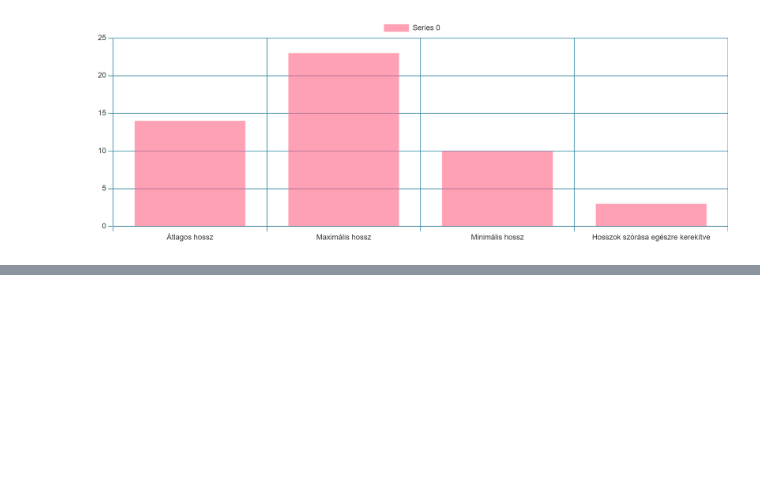
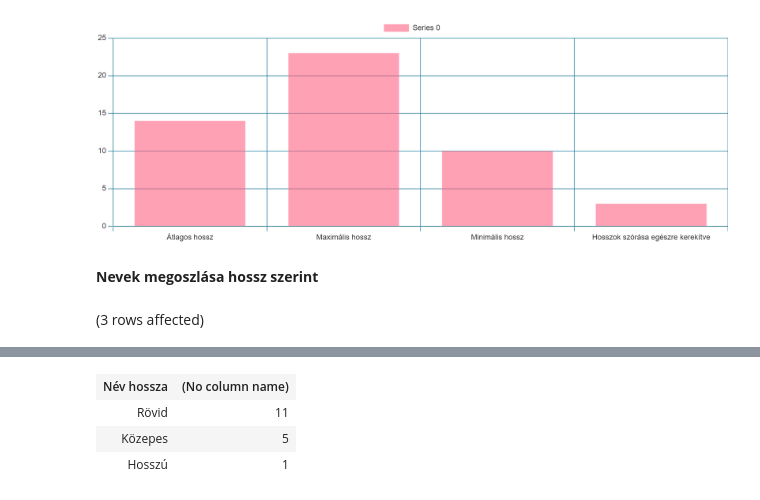
Before and after one commit to albertiadam/sql, a Jupyter notebook: hazifeladat.ipynb, the cells around one changed output, grey strips where cells are left out. Saved outputs shown, nothing was run; the diff lists cells and outputs as text; code cells hidden in the pictures; blank space fills up the shorter version.

```diff
--- a/hazifeladat.ipynb
+++ b/hazifeladat.ipynb
@@ -82,3 +110,12 @@ Total execution time: 00:00:00.018
 | 14 | 23 | 10 | 3 |
 # %% [markdown]
 ![](embedded-picture-1)
+# %% [markdown]
+**Nevek megoszlása hossz szerint**
+# %%
+SELECT IIF(Len(nev)<=14,'Rövid',IIF(len(nev)<=18,'Közepes','Hosszú')) as 'Név hossza', Count(nev)
+FROM tagok
+GROUP BY IIF(Len(nev)<=14,'Rövid',IIF(len(nev)<=18,'Közepes','Hosszú'))
+ORDER BY Count(nev) DESC
+# %% [output]
+(3 rows affected)
@@ -84,0 +123,4 @@ Total execution time: 00:00:00.018
+| Név hossza | (No column name) |
+| Rövid | 11 |
+| Közepes | 5 |
+| Hosszú | 1 |
```
Also changed, not shown: parts of 6 cells of this notebook.
